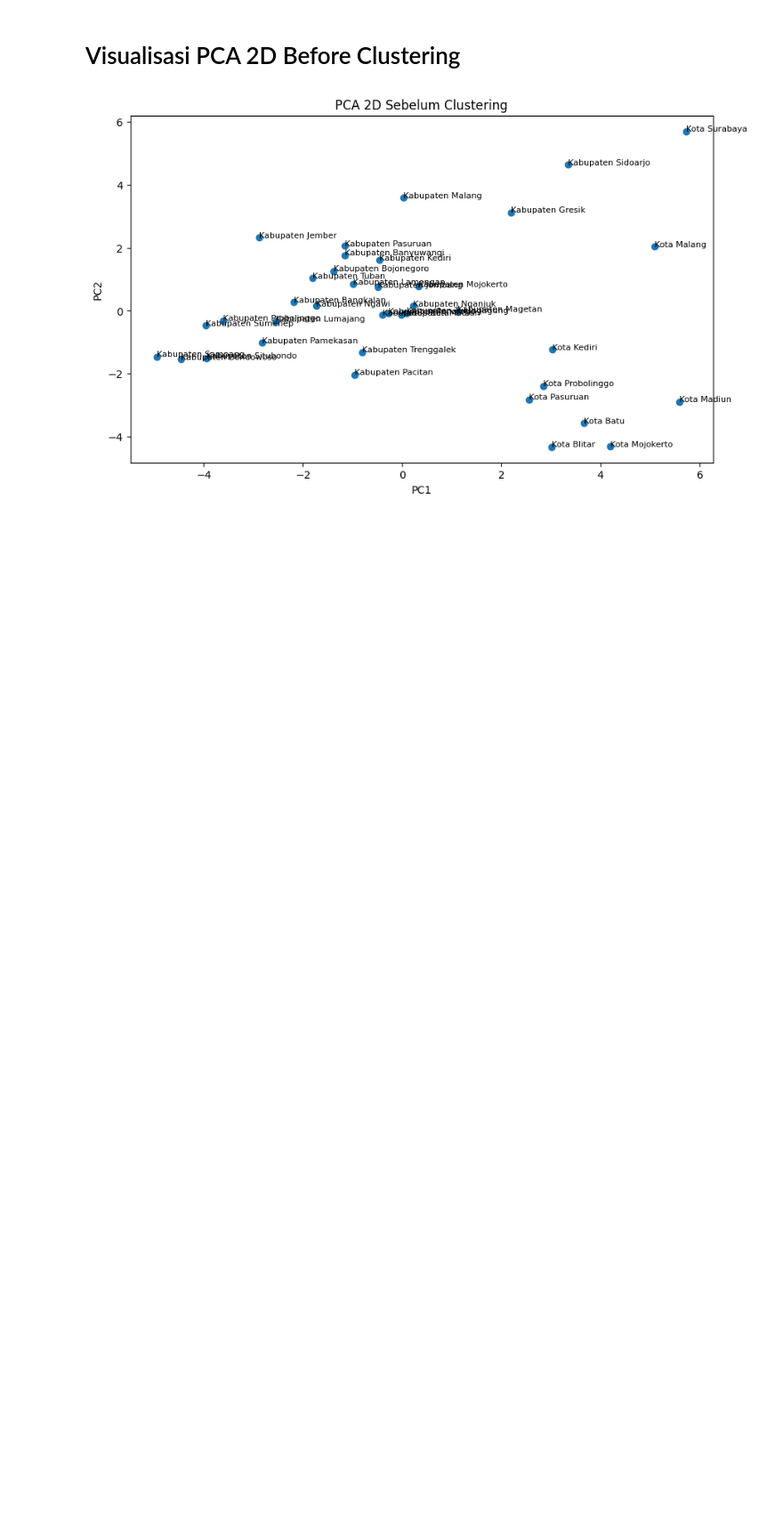
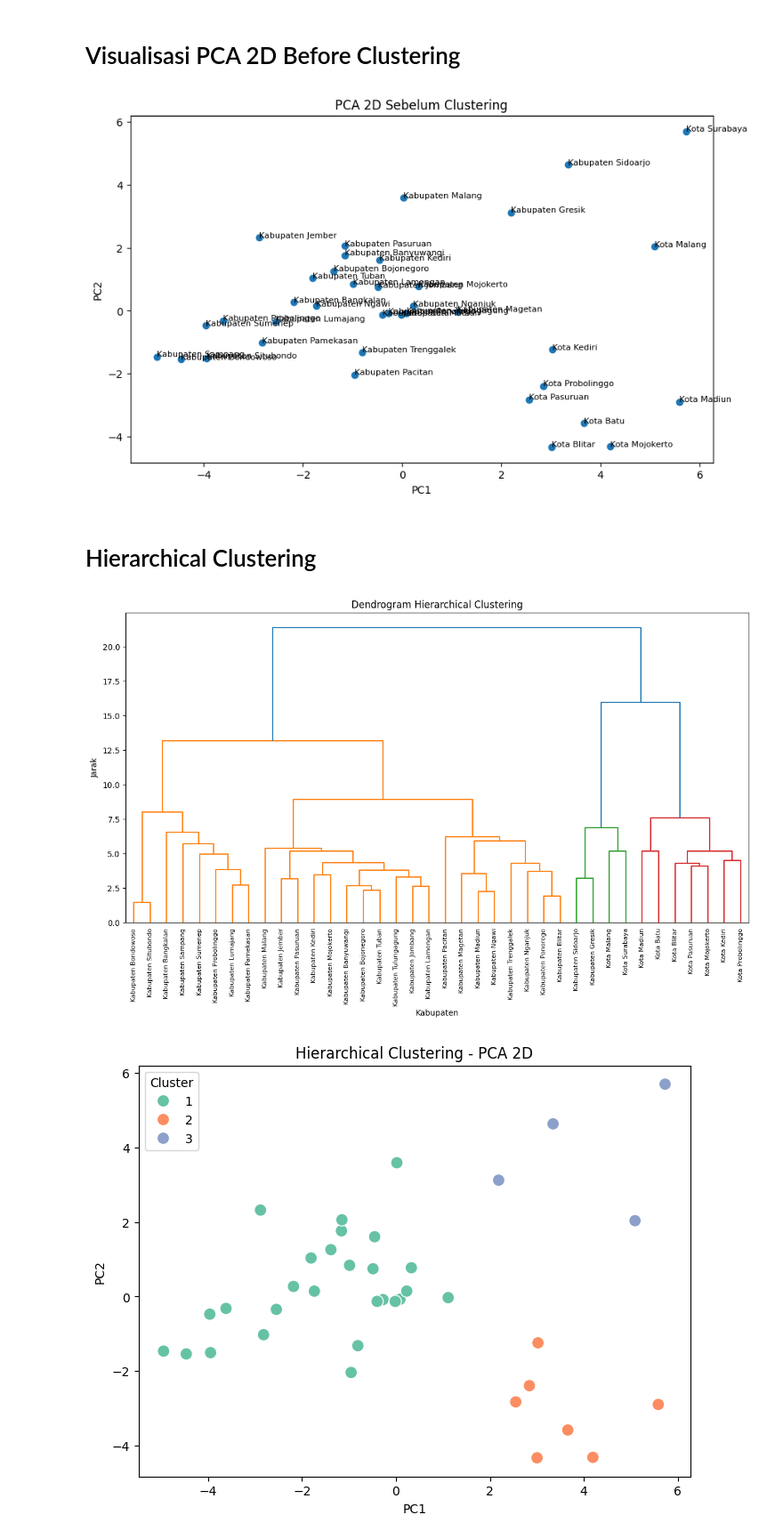
Before and after one commit to yowxy/Clustering-Based-on-Study-Case, a Jupyter notebook: index.ipynb, the cells around one changed output. Shown at 89% size. Cells and saved outputs as stored; diff of their text form; code cells hidden in the pictures; blank space fills up the shorter version.

Commit message:
feat: hierarchical clustering

```diff
--- a/index.ipynb
+++ b/index.ipynb
@@ -271,3 +271,34 @@ plt.ylabel('PC2')
 plt.show()
 # %% [output]
 [figure]
+# %% [markdown]
+# Hierarchical Clustering
+# %%
+link = linkage(data_scaled, method='ward')
+plt.figure(figsize=(14,7))
+dendrogram(link, labels=data['Kabupaten/Kota Se Jawa Timur'].values, leaf_rotation=90)
+plt.title('Dendrogram Hierarchical Clustering')
+plt.xlabel('Kabupaten')
+plt.ylabel('Jarak')
+plt.show()
+# clustering
+k = 3
+hc = AgglomerativeClustering(n_clusters=k, linkage='ward')
+cluster_hc = hc.fit_predict(data_scaled)
+# plot PCA
+plt.figure(figsize=(8,6))
+sns.scatterplot(
+x=data_pca[:, 0],
+y=data_pca[:, 1],
+hue=cluster_hc + 1,
+palette='Set2',
+s=100
+)
+plt.title('Hierarchical Clustering - PCA 2D')
+plt.xlabel('PC1')
+plt.ylabel('PC2')
+plt.legend(title='Cluster')
+plt.show()
+# %% [output]
+[figure, added]
+[figure, added]
```
